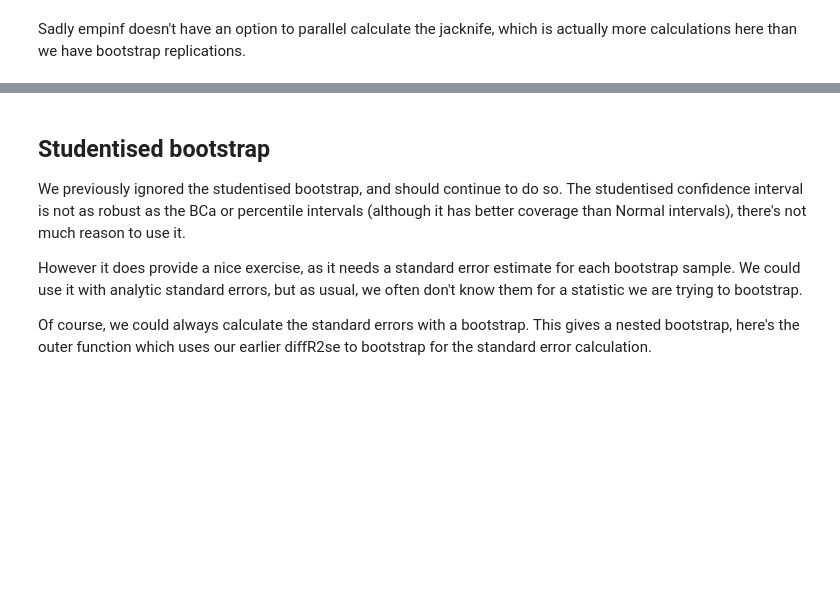
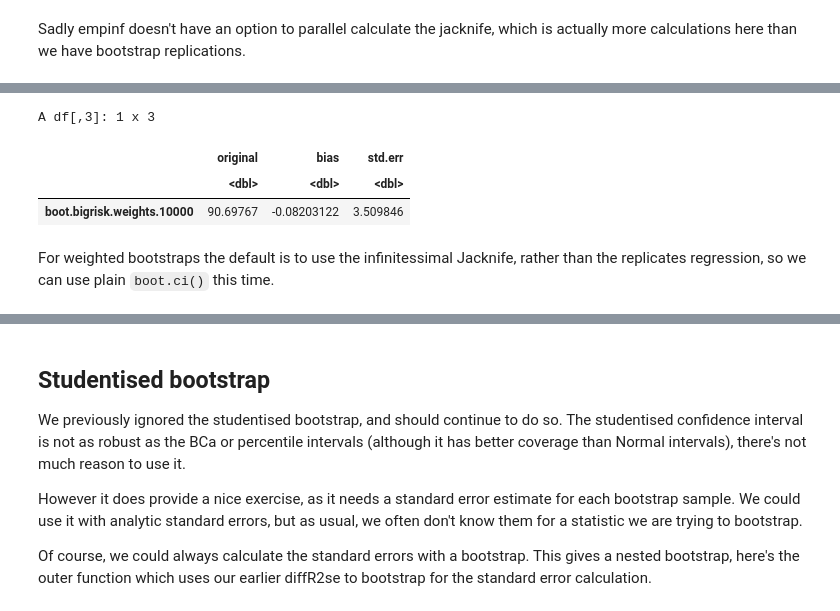
Before and after one commit to imalone/bootstrap-demo, a Jupyter notebook: bootstrap-demo.ipynb, the cells around one changed output, grey strips where cells are left out. Cells and saved outputs as stored; diff of their text form; code cells hidden in the pictures; blank space fills up the shorter version.

```diff
--- a/bootstrap-demo.ipynb
+++ b/bootstrap-demo.ipynb
@@ -661,7 +663,7 @@ rr.est.small.ci
 The BCa does pretty well, it does take a while here, but not prohibitively long. We can try BCa with Jacknife instead. This time we'll create a small helper function that can be re-used.
 # %%
 boot.ci.jack <- function(boot.out,type="bca") {
-    boot.ci(boot.out=boot.out, type=type, L=empinf(boot.out,type="jack"))
+    boot.ci(boot.out=boot.out, type=type, L=empinf(boot.out=boot.out,type="jack"))
 }
 system.time(boot.risk.10000.ci.jack <- boot.ci.jack(boot.risk.10000))
 boot.risk.10000.ci.jack$bca
@@ -940,0 +960,9 @@ Sadly empinf doesn't have an option to parallel calculate the jacknife, which is
+# %%
+makesummary(boot.bigrisk.weights.10000)
+# %% [output]
+A df[,3]: 1 x 3
+|  | original | bias | std.err |
+|  | <dbl> | <dbl> | <dbl> |
+| boot.bigrisk.weights.10000 | 90.69767 | -0.08203122 | 3.509846 |
+# %% [markdown]
+For weighted bootstraps the default is to use the infinitessimal Jacknife, rather than the replicates regression, so we can use plain `boot.ci()` this time.
```
Also changed, not shown: parts of 14 cells of this notebook.
